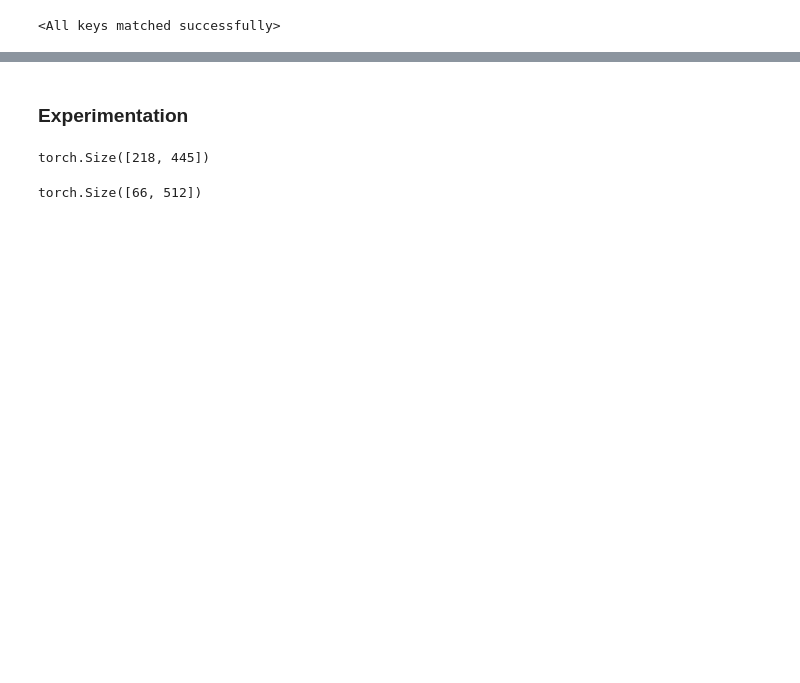
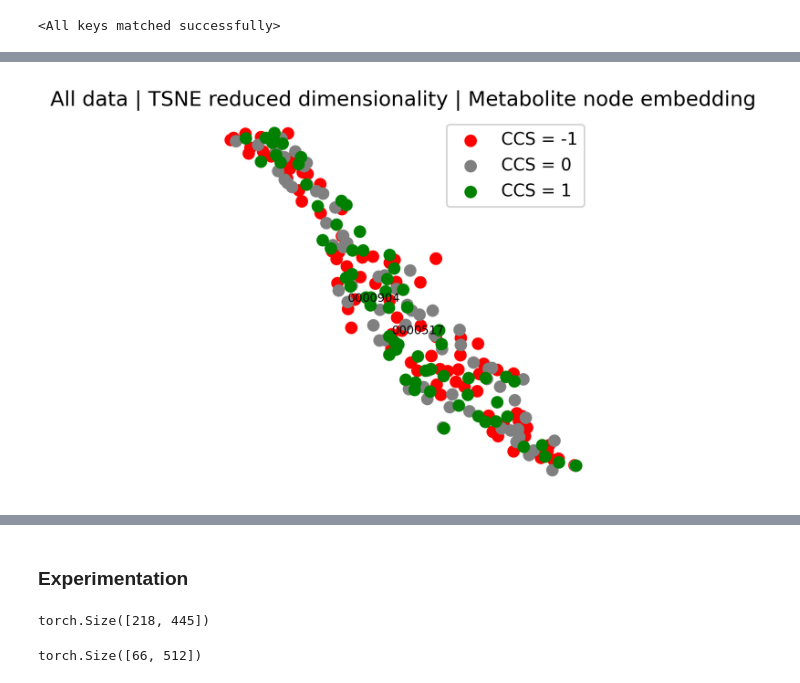
Before and after one commit to nmvdlei/PPMI_MAGNN, a Jupyter notebook: Inspect_model.ipynb, the cells around one changed output, grey strips where cells are left out. Saved outputs shown, nothing was run; the diff lists cells and outputs as text; code cells hidden in the pictures; blank space fills up the shorter version.

```diff
--- a/Inspect_model.ipynb
+++ b/Inspect_model.ipynb
@@ -171,0 +167,5 @@ res = plot_embedding(test_embeddings, labels, test_idx, 'Test', method='TSNE', p
+# %%
+all_embeddings = torch.cat((train_embeddings, val_embeddings, test_embeddings))
+res = plot_embedding(all_embeddings, labels, np.arange(all_embeddings.shape[0]), 'All', method='TSNE', plot_labels=True, CCS=CCS, highlighted=highlighted)
+# %% [output]
+[figure, added]
```
Also changed, not shown: parts of 16 cells of this notebook.
